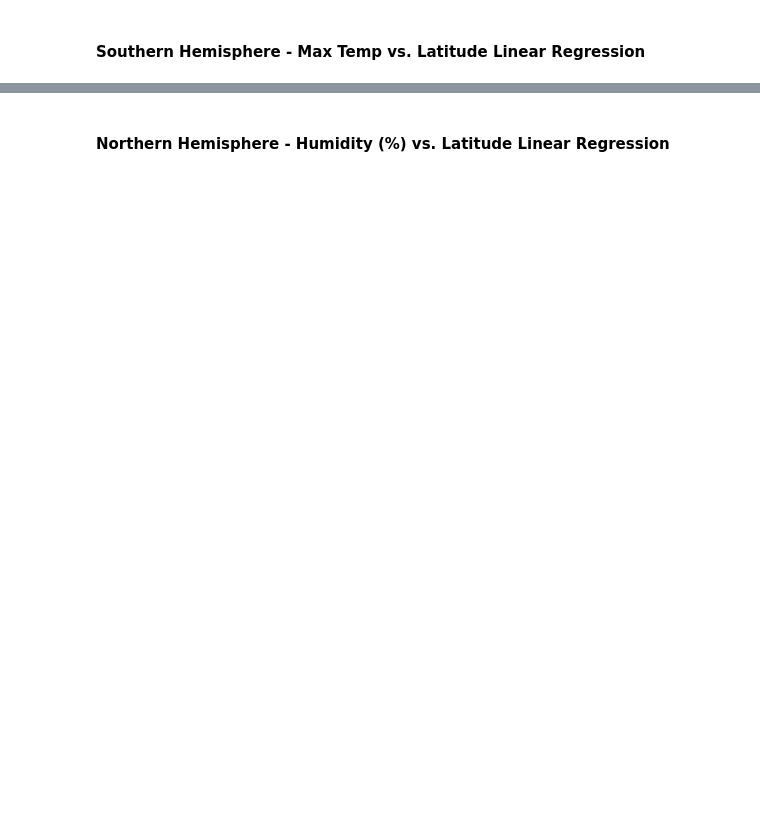
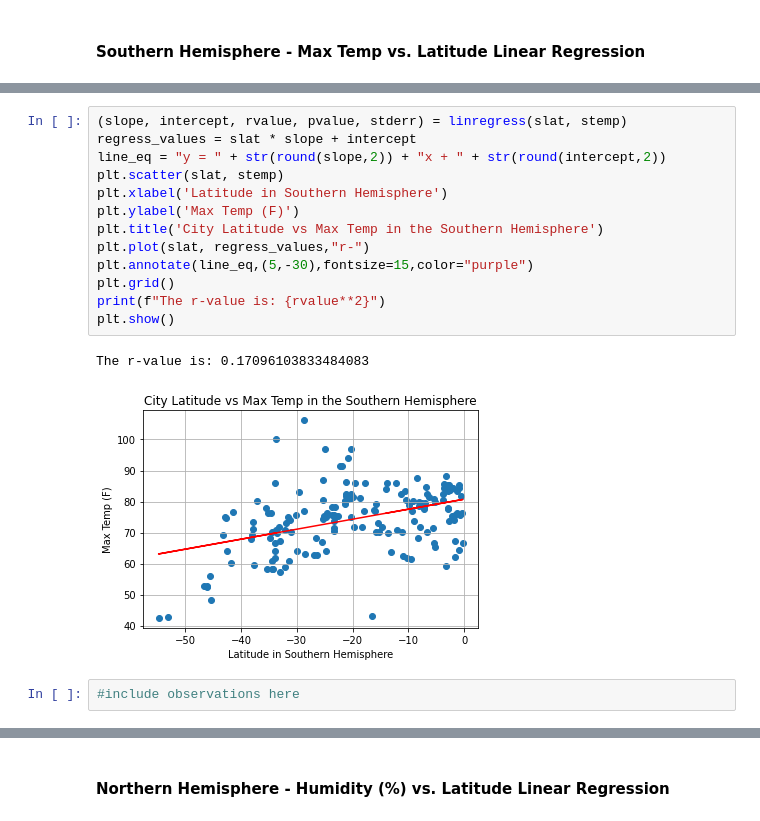
Before and after one commit to quettamar/Python-API-Challenge, a Jupyter notebook: WeatherPy.ipynb, the cells around one changed output, grey strips where cells are left out. Drawn from its saved outputs; the diff is of its cells as text; blank space fills up the shorter version.

```diff
--- a/WeatherPy.ipynb
+++ b/WeatherPy.ipynb
@@ -261,0 +288,18 @@ The r-value is: 0.6082708688906918
+# %%
+(slope, intercept, rvalue, pvalue, stderr) = linregress(slat, stemp)
+regress_values = slat * slope + intercept
+line_eq = "y = " + str(round(slope,2)) + "x + " + str(round(intercept,2))
+plt.scatter(slat, stemp)
+plt.xlabel('Latitude in Southern Hemisphere')
+plt.ylabel('Max Temp (F)')
+plt.title('City Latitude vs Max Temp in the Southern Hemisphere')
+plt.plot(slat, regress_values,"r-")
+plt.annotate(line_eq,(5,-30),fontsize=15,color="purple")
+plt.grid()
+print(f"The r-value is: {rvalue**2}")
+plt.show()
+# %% [output]
+The r-value is: 0.17096103833484083
+[figure, added]
+# %%
+#include observations here
```
Also changed, not shown: parts of 22 cells of this notebook.
